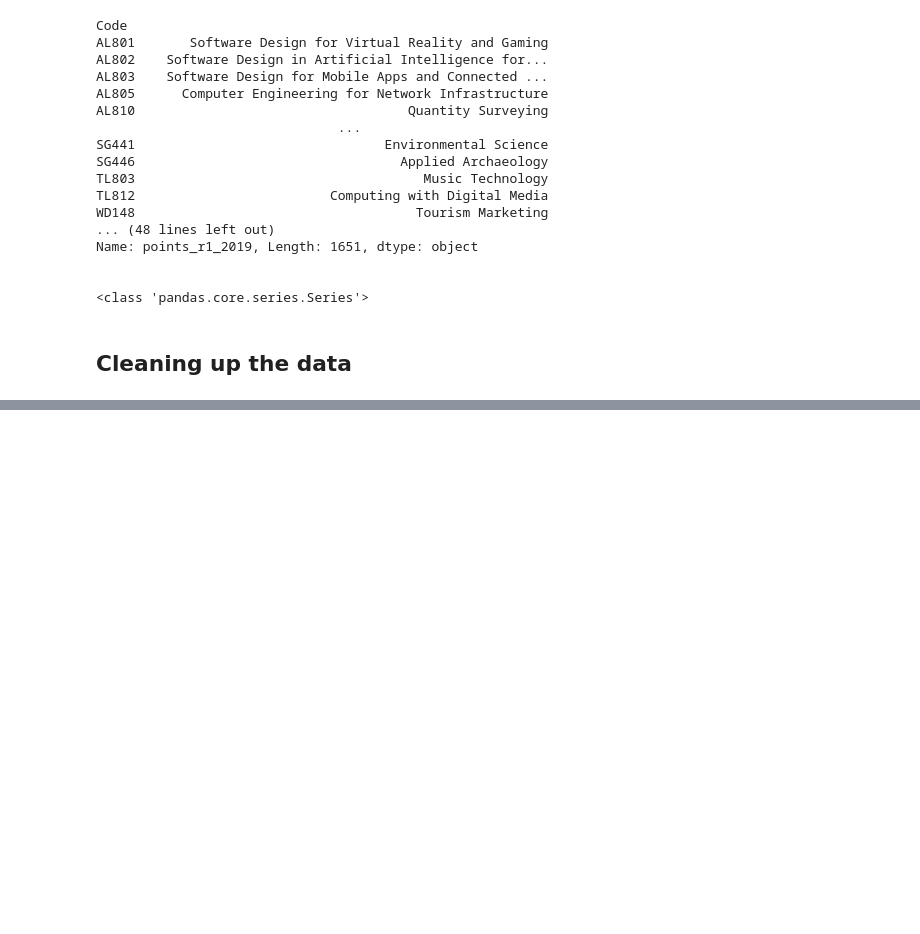
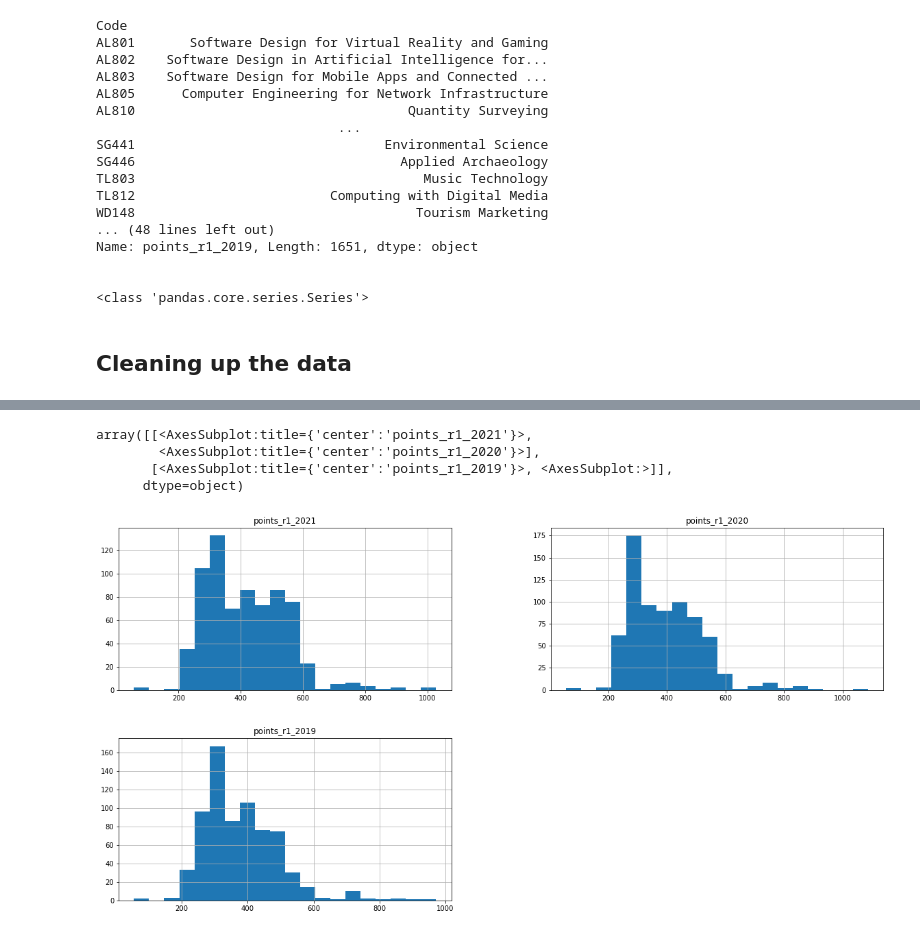
Before and after one commit to Lynch08/Fundementals_Of_Data_Analysis, a Jupyter notebook: CAO Points/CAOPOINTS_ANALYSIS_Messing.ipynb, the cells around one changed output, grey strips where cells are left out. Saved outputs shown, nothing was run; the diff lists cells and outputs as text; code cells hidden in the pictures; blank space fills up the shorter version.

```diff
--- a/CAO Points/CAOPOINTS_ANALYSIS_Messing.ipynb
+++ b/CAO Points/CAOPOINTS_ANALYSIS_Messing.ipynb
@@ -833,0 +843,8 @@ print (CAO_POINTS)
+# %%
+CAO_R1_POINTS.hist(figsize=(20, 10), bins = 20)
+# %% [output]
+array([[<AxesSubplot:title={'center':'points_r1_2021'}>,
+        <AxesSubplot:title={'center':'points_r1_2020'}>],
+       [<AxesSubplot:title={'center':'points_r1_2019'}>, <AxesSubplot:>]],
+      dtype=object)
+[figure, added]
```
Also changed, not shown: parts of 51 cells of this notebook, 32 other files.
